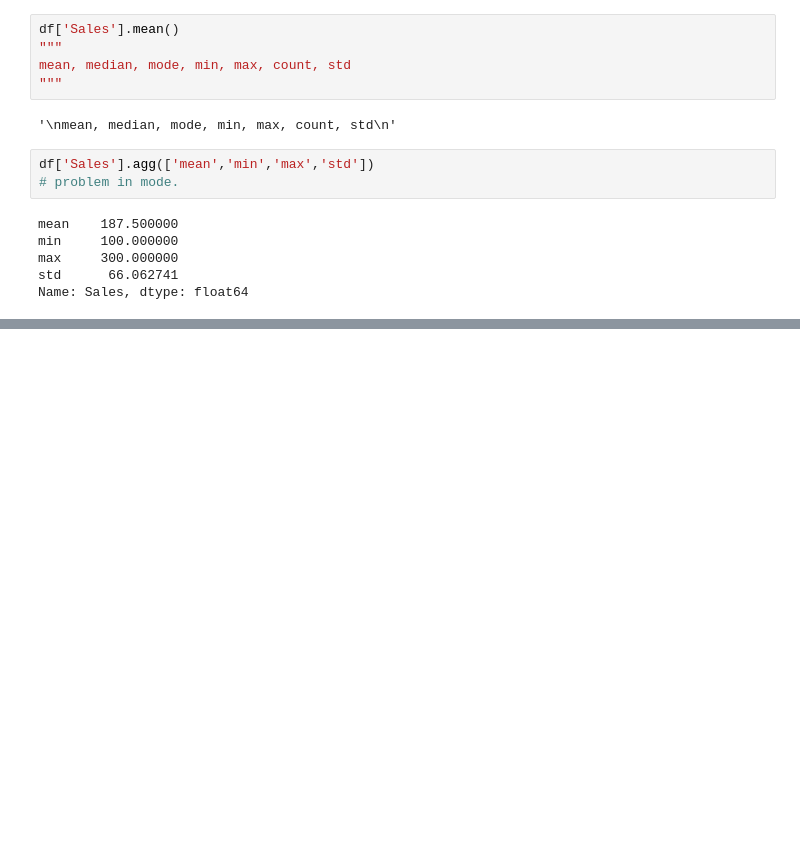
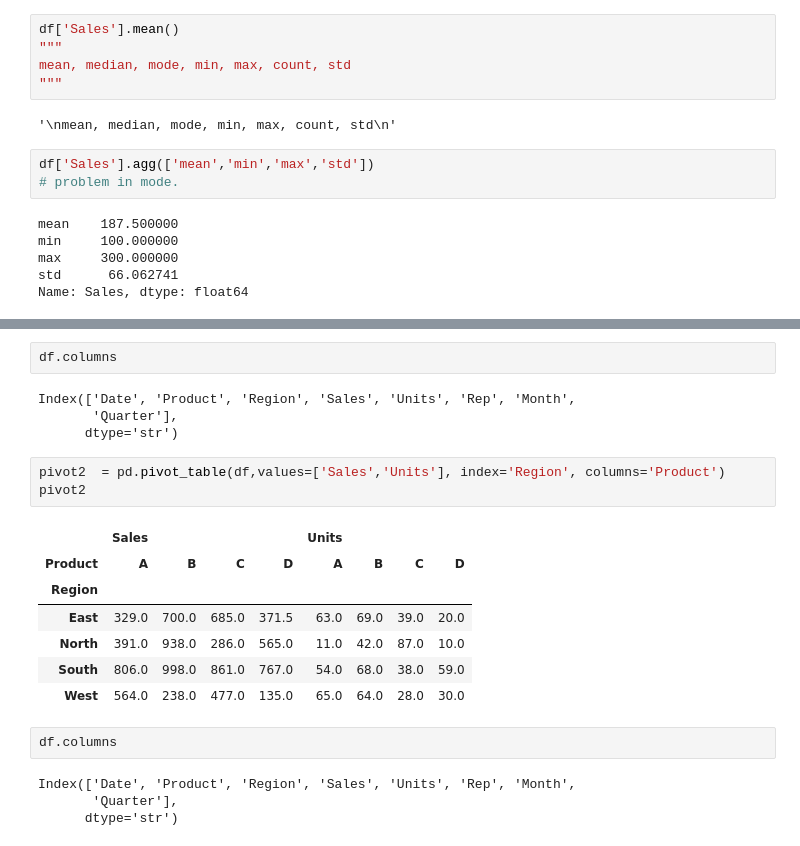
Before and after one commit to C4naryS0ck/Pandasss, a Jupyter notebook: phase-3.ipynb, the cells around one changed output, grey strips where cells are left out. Drawn from its saved outputs; the diff is of its cells as text; blank space fills up the shorter version.

```diff
--- a/phase-3.ipynb
+++ b/phase-3.ipynb
@@ -615,0 +667,23 @@ Name: Sales, dtype: float64
+# %%
+df.columns
+# %% [output]
+Index(['Date', 'Product', 'Region', 'Sales', 'Units', 'Rep', 'Month',
+       'Quarter'],
+      dtype='str')
+# %%
+pivot2  = pd.pivot_table(df,values=['Sales','Units'], index='Region', columns='Product')
+pivot2
+# %% [output]
+|  | Sales |  |  |  | Units |  |  |  |
+| Product | A | B | C | D | A | B | C | D |
+| Region |  |  |  |  |  |  |  |  |
+| East | 329.0 | 700.0 | 685.0 | 371.5 | 63.0 | 69.0 | 39.0 | 20.0 |
+| North | 391.0 | 938.0 | 286.0 | 565.0 | 11.0 | 42.0 | 87.0 | 10.0 |
+| South | 806.0 | 998.0 | 861.0 | 767.0 | 54.0 | 68.0 | 38.0 | 59.0 |
+| West | 564.0 | 238.0 | 477.0 | 135.0 | 65.0 | 64.0 | 28.0 | 30.0 |
+# %%
+df.columns
+# %% [output]
+Index(['Date', 'Product', 'Region', 'Sales', 'Units', 'Rep', 'Month',
+       'Quarter'],
+      dtype='str')
```
Also changed, not shown: parts of 7 cells of this notebook, 1 other file.
